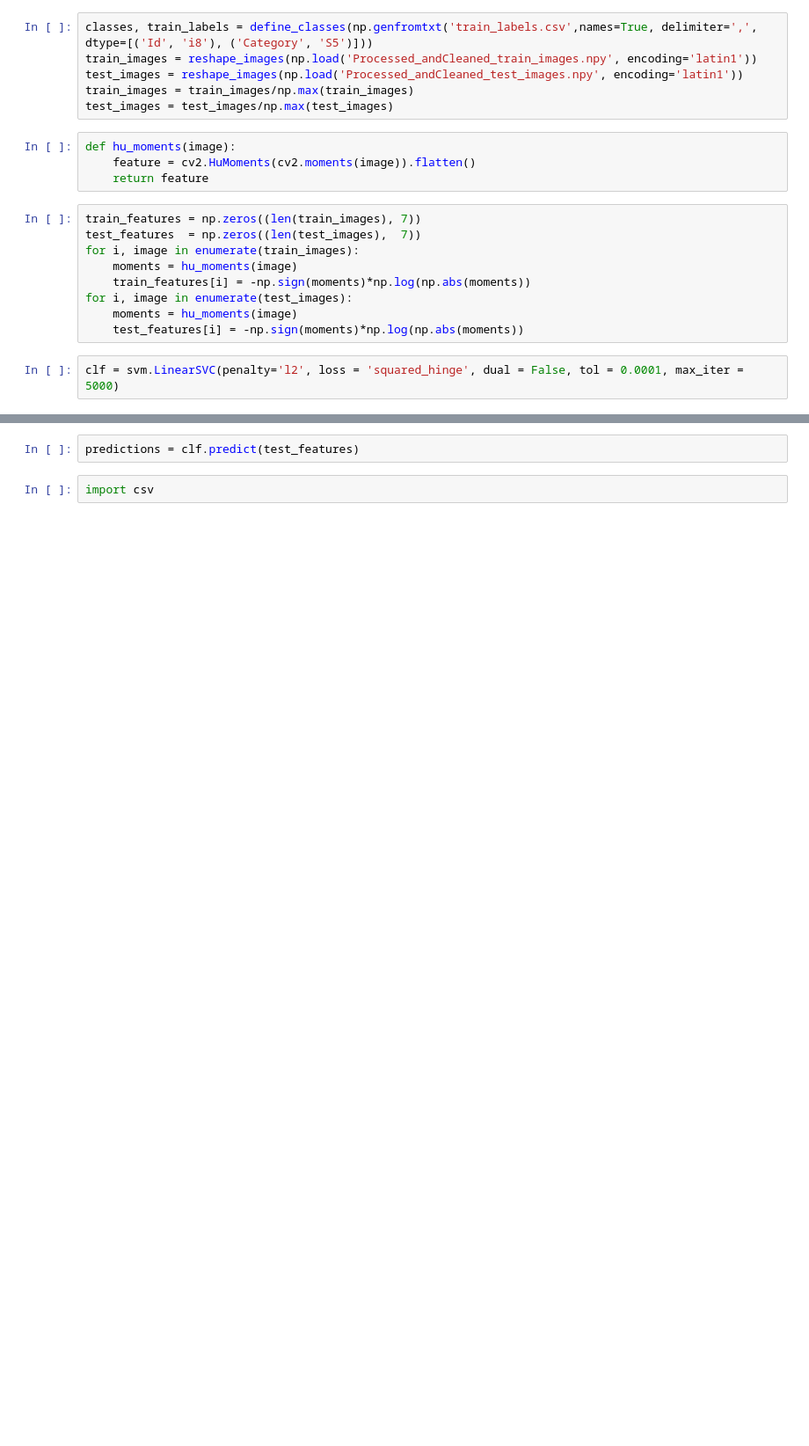
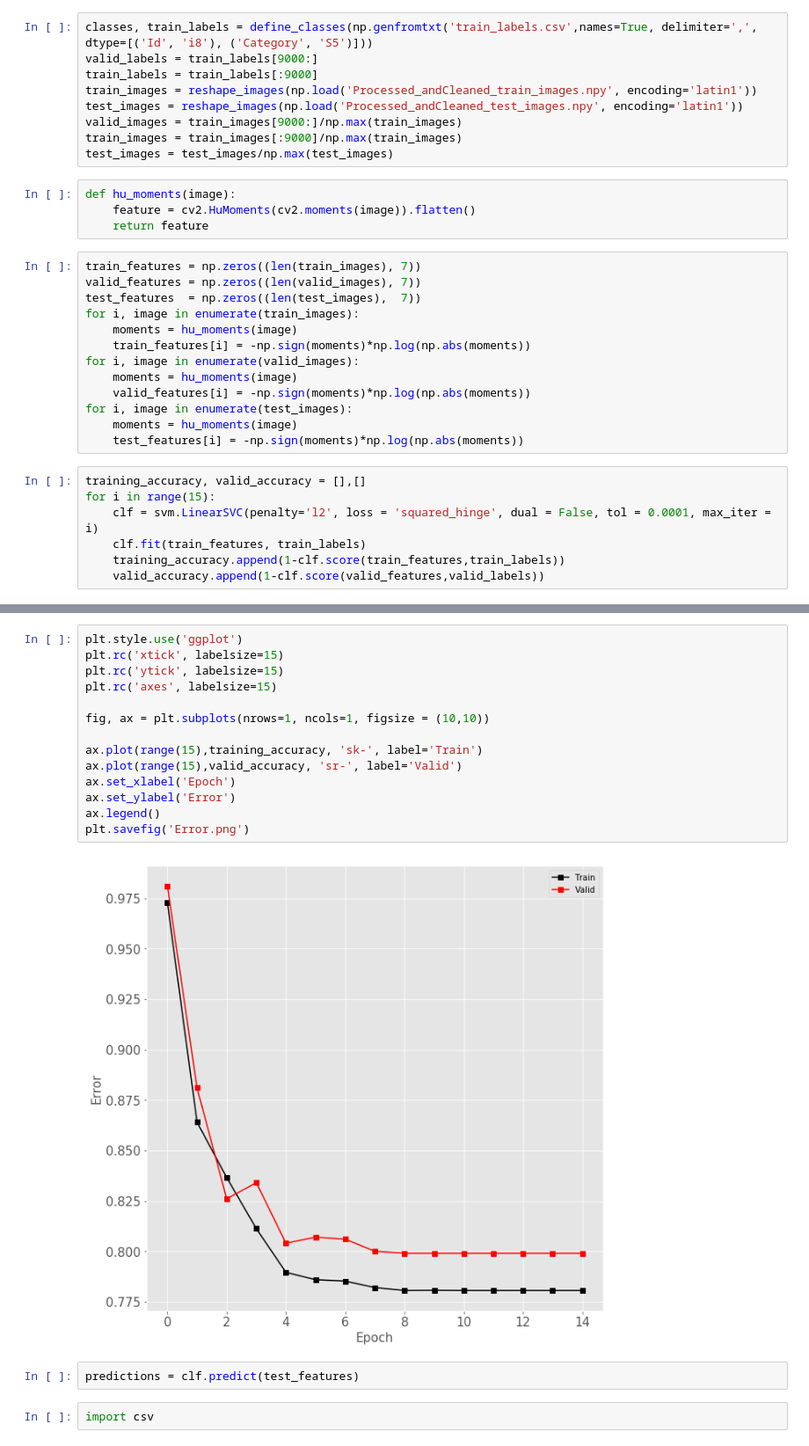
Before and after one commit to OMalenfantThuot/Devoir04_kaggle_competition, a Jupyter notebook: svm_training.ipynb, the cells around one changed output, grey strips where cells are left out. Shown at 88% size. Drawn from its saved outputs; the diff is of its cells as text; blank space fills up the shorter version.

Commit message:
training curves linear

```diff
--- a/svm_training.ipynb
+++ b/svm_training.ipynb
@@ -22,9 +22,12 @@ def reshape_images(images):
     return np.array(train_im)
 # %%
 classes, train_labels = define_classes(np.genfromtxt('train_labels.csv',names=True, delimiter=',', dtype=[('Id', 'i8'), ('Category', 'S5')]))
+valid_labels = train_labels[9000:]
+train_labels = train_labels[:9000]
 train_images = reshape_images(np.load('Processed_andCleaned_train_images.npy', encoding='latin1'))
 test_images = reshape_images(np.load('Processed_andCleaned_test_images.npy', encoding='latin1'))
-train_images = train_images/np.max(train_images)
+valid_images = train_images[9000:]/np.max(train_images)
+train_images = train_images[:9000]/np.max(train_images)
 test_images = test_images/np.max(test_images)
 # %%
 def hu_moments(image):
@@ -32,12 +35,21 @@ def hu_moments(image):
     return feature
 # %%
 train_features = np.zeros((len(train_images), 7))
+valid_features = np.zeros((len(valid_images), 7))
 test_features  = np.zeros((len(test_images),  7))
 for i, image in enumerate(train_images):
     moments = hu_moments(image)
     train_features[i] = -np.sign(moments)*np.log(np.abs(moments))
+for i, image in enumerate(valid_images):
+    moments = hu_moments(image)
+    valid_features[i] = -np.sign(moments)*np.log(np.abs(moments))
 for i, image in enumerate(test_images):
     moments = hu_moments(image)
     test_features[i] = -np.sign(moments)*np.log(np.abs(moments))
 # %%
-clf = svm.LinearSVC(penalty='l2', loss = 'squared_hinge', dual = False, tol = 0.0001, max_iter = 5000)
+training_accuracy, valid_accuracy = [],[]
+for i in range(15):
+    clf = svm.LinearSVC(penalty='l2', loss = 'squared_hinge', dual = False, tol = 0.0001, max_iter = i)
+    clf.fit(train_features, train_labels)
+    training_accuracy.append(1-clf.score(train_features,train_labels))
+    valid_accuracy.append(1-clf.score(valid_features,valid_labels))
@@ -55,3 +56,19 @@ clf.score(train_features,train_labels)
+# %%
+plt.style.use('ggplot')
+plt.rc('xtick', labelsize=15)
+plt.rc('ytick', labelsize=15)
+plt.rc('axes', labelsize=15)
+
+fig, ax = plt.subplots(nrows=1, ncols=1, figsize = (10,10))
+
+ax.plot(range(15),training_accuracy, 'sk-', label='Train')
+ax.plot(range(15),valid_accuracy, 'sr-', label='Valid')
+ax.set_xlabel('Epoch')
+ax.set_ylabel('Error')
+ax.legend()
+plt.savefig('Error.png')
+# %% [output]
+[figure, added]
 # %%
 predictions = clf.predict(test_features)
 # %%
```
Also changed, not shown: parts of 2 cells of this notebook, 2 other files.
